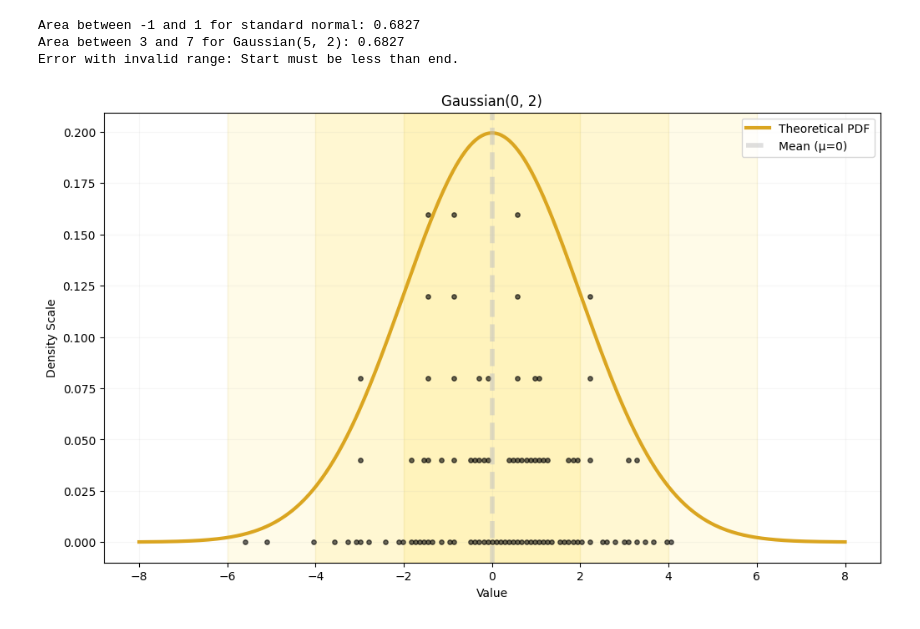
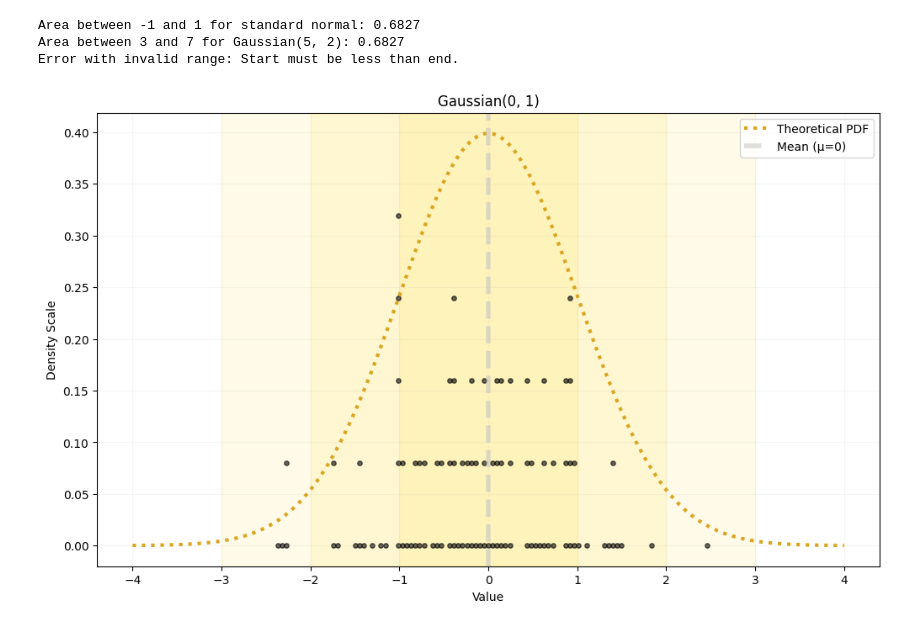
Before and after one commit to JulTob/Data, a Jupyter notebook: GaussianCalculator.ipynb, the cells around one changed output. Saved outputs shown, nothing was run; the diff lists cells and outputs as text; code cells hidden in the pictures.

```diff
--- a/GaussianCalculator.ipynb
+++ b/GaussianCalculator.ipynb
@@ -128,7 +128,11 @@ class Gaussian():
         # Theoretical PDF
         x_pdf = np.linspace(min_val, max_val, 500)
         y_pdf = [self.pdf(x) for x in x_pdf]
-        plt.plot(x_pdf, y_pdf, color='goldenrod', linewidth=3, label='Theoretical PDF')
+        plt.plot(x_pdf, y_pdf,
+                 color='goldenrod',
+                 linewidth=3,
+                 linestyle=':',
+                 label='Theoretical PDF')
 
         plt.axvline(self.mu, color='silver', linestyle='--', linewidth=4, alpha= 0.5, label=f'Mean (μ={self.mu})')
 
@@ -207,6 +211,6 @@ Area between -1 and 1 for standard normal: 0.6827
 Area between 3 and 7 for Gaussian(5, 2): 0.6827
 Error with invalid range: Start must be less than end.
 # %%
-(g1*g2).visualize(100)
+(g1).visualize(100)
 # %% [output]
-[figure, old version]
+[figure, new version]
```
Also changed, not shown: parts of 1 cell of this notebook.
